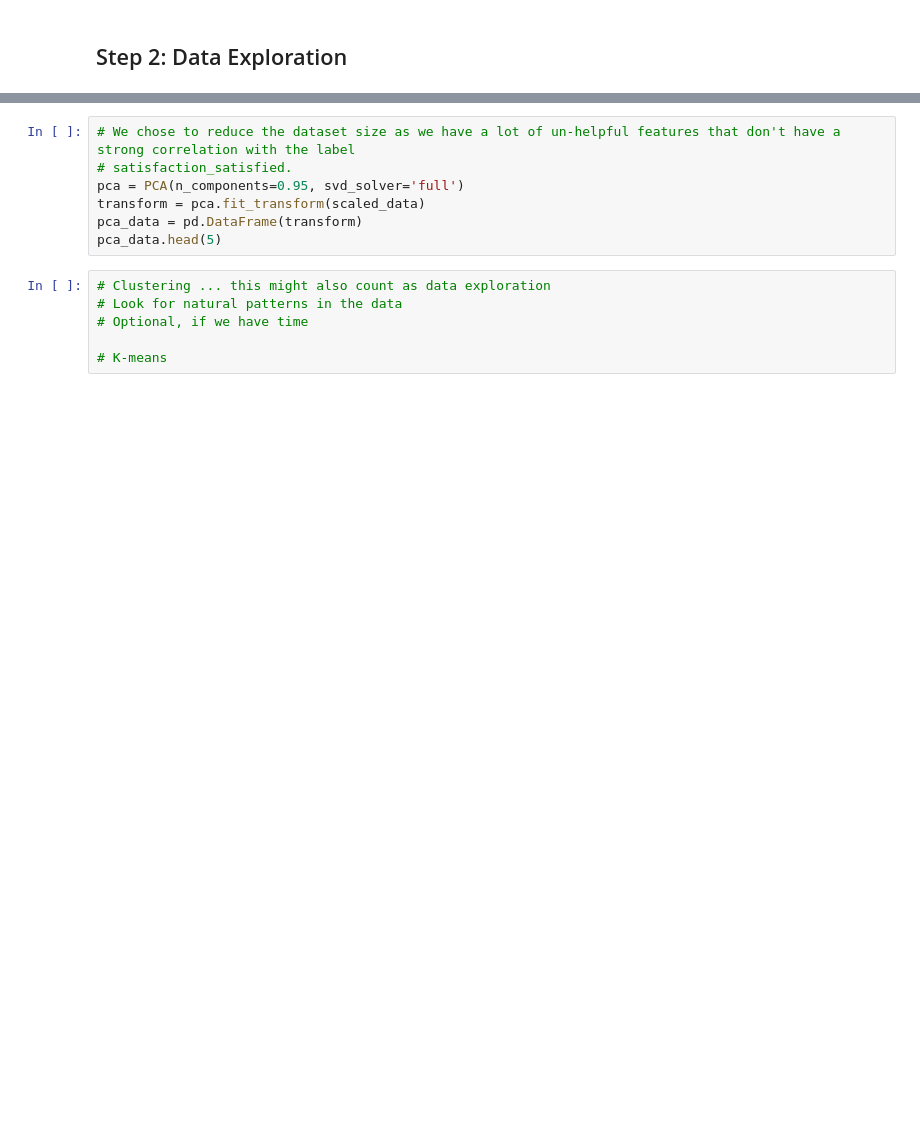
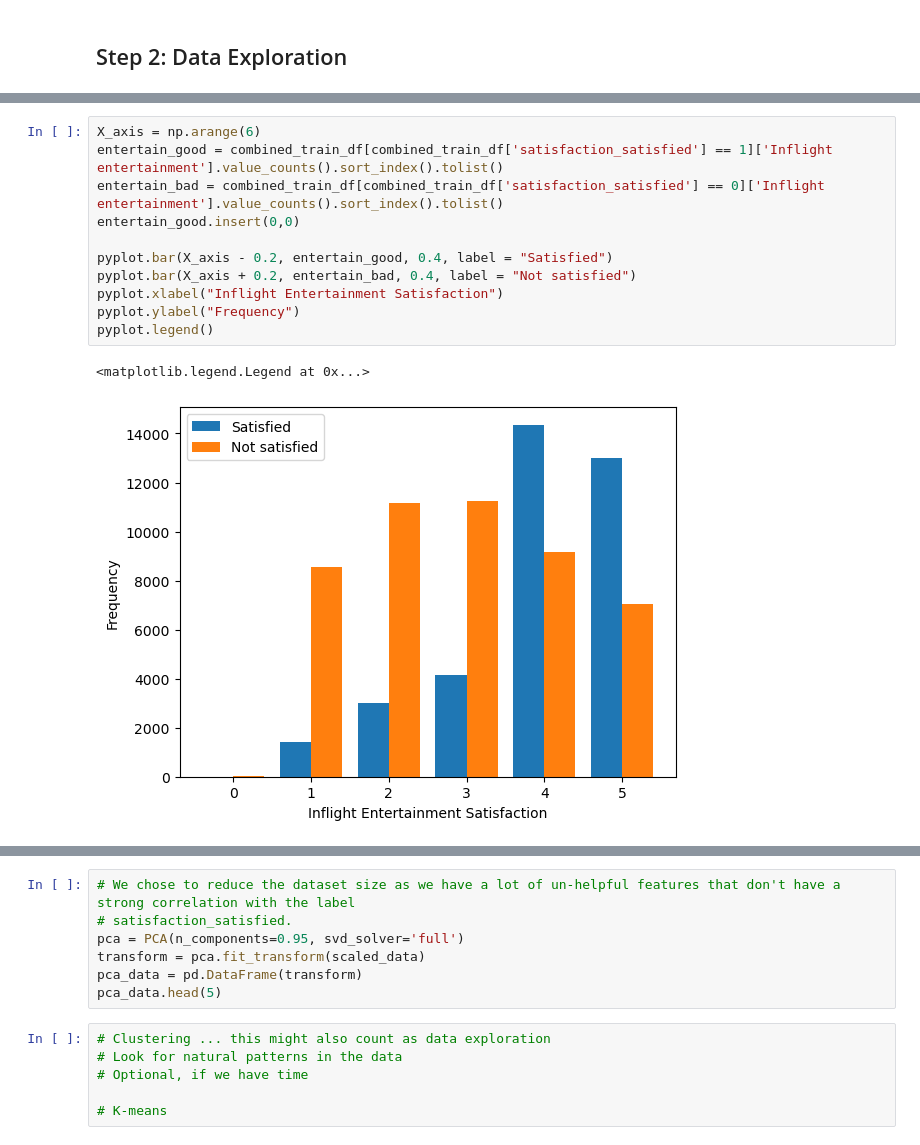
Before and after one commit to katezhang1234/Predict-Airline-Satisfaction, a Jupyter notebook: ML_airline_project.ipynb, the cells around one changed output, grey strips where cells are left out. Saved outputs shown, nothing was run; the diff lists cells and outputs as text; blank space fills up the shorter version.

Commit message:
Added plots to data exploration section

```diff
--- a/ML_airline_project.ipynb
+++ b/ML_airline_project.ipynb
@@ -138,0 +253,14 @@ sns.boxplot(x="satisfaction_satisfied", y="Inflight entertainment", data=combine
+# %%
+X_axis = np.arange(6)
+entertain_good = combined_train_df[combined_train_df['satisfaction_satisfied'] == 1]['Inflight entertainment'].value_counts().sort_index().tolist()
+entertain_bad = combined_train_df[combined_train_df['satisfaction_satisfied'] == 0]['Inflight entertainment'].value_counts().sort_index().tolist()
+entertain_good.insert(0,0)
+
+pyplot.bar(X_axis - 0.2, entertain_good, 0.4, label = "Satisfied")
+pyplot.bar(X_axis + 0.2, entertain_bad, 0.4, label = "Not satisfied")
+pyplot.xlabel("Inflight Entertainment Satisfaction")
+pyplot.ylabel("Frequency")
+pyplot.legend()
+# %% [output]
+<matplotlib.legend.Legend at 0x...>
+[figure, added]
```
Also changed, not shown: parts of 19 cells of this notebook.
